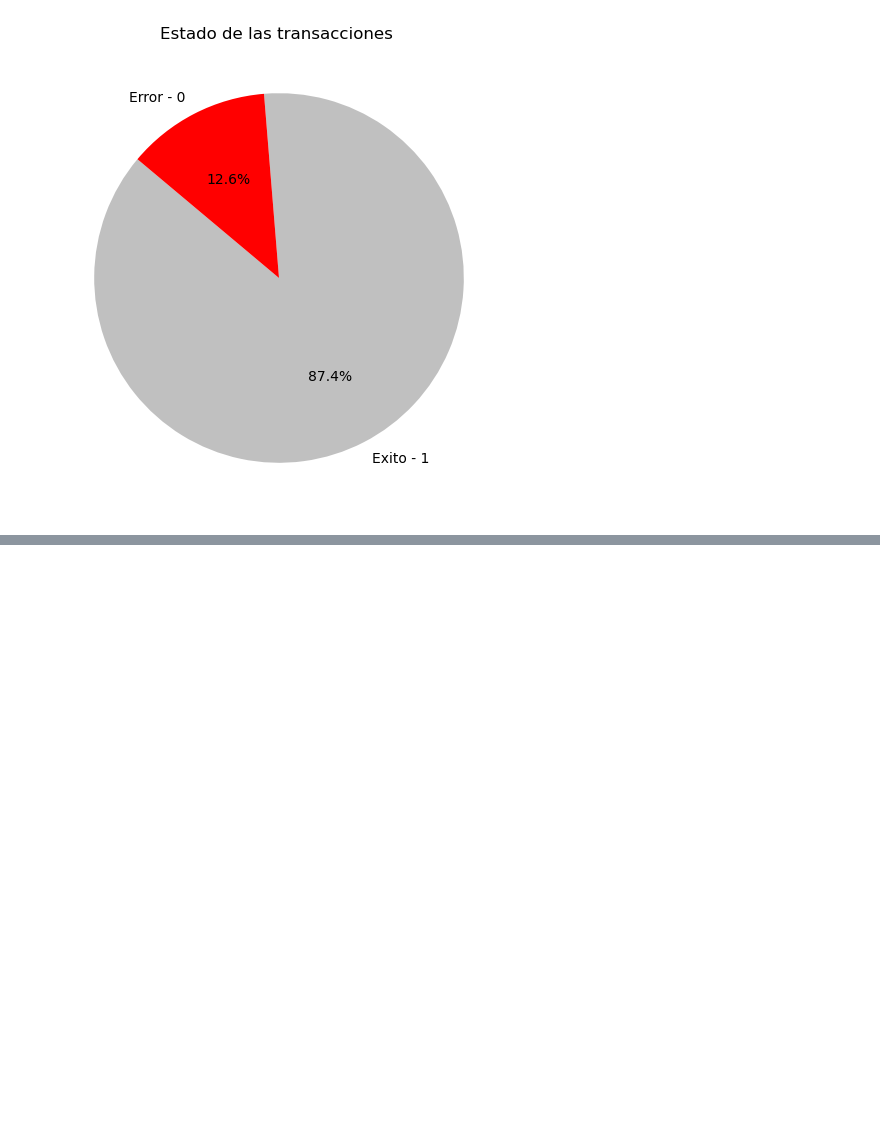
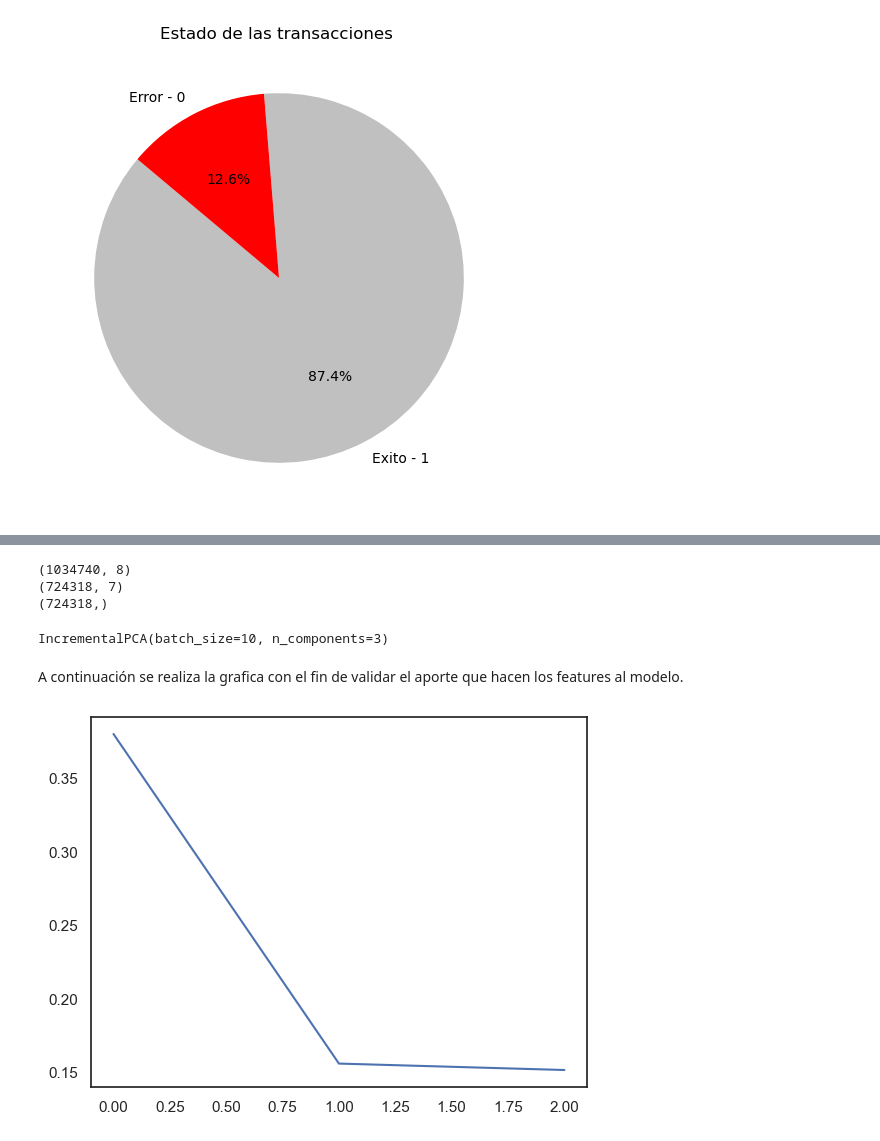
Before and after one commit to chechorios2008/Evaluando_modelos_MachineLearning, a Jupyter notebook: evaluandoML.ipynb, the cells around one changed output, grey strips where cells are left out. Drawn from its saved outputs; the diff is of its cells as text; code cells hidden in the pictures; blank space fills up the shorter version.

```diff
--- a/evaluandoML.ipynb
+++ b/evaluandoML.ipynb
@@ -134,0 +179,30 @@ plt.show()
+# %%
+df_features = df_4.drop(['Exito1-0'], axis=1)
+df_target = df_4['Exito1-0']
+
+df_features = StandardScaler().fit_transform(df_features)
+
+X_train, X_test, y_train, y_test = train_test_split(df_features, df_target, test_size=0.3, random_state=42)
+# %%
+print(df_4.shape)
+print(X_train.shape)
+print(y_train.shape)
+# %% [output]
+(1034740, 8)
+(724318, 7)
+(724318,)
+# %%
+pca = PCA(n_components=3)
+pca.fit(X_train)
+
+ipca = IncrementalPCA(n_components=3, batch_size=10)
+ipca.fit(X_train)
+# %% [output]
+IncrementalPCA(batch_size=10, n_components=3)
+# %% [markdown]
+<p> A continuación se realiza la grafica con el fin de validar el aporte que hacen los features al modelo.
+# %%
+plt.plot(range(len(pca.explained_variance_)), pca.explained_variance_ratio_)
+plt.show()
+# %% [output]
+[figure, added]
```
Also changed, not shown: parts of 6 cells of this notebook.
